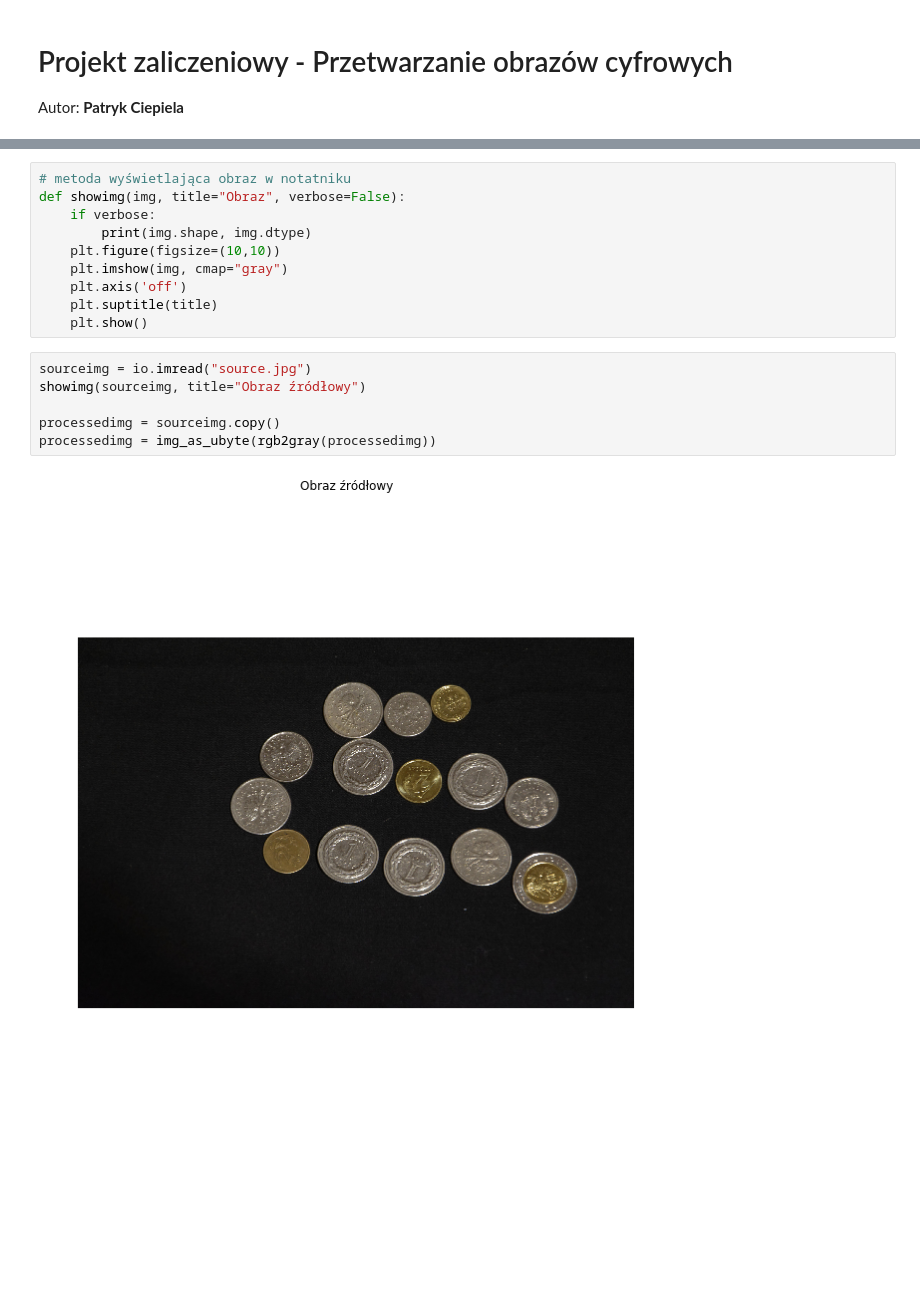
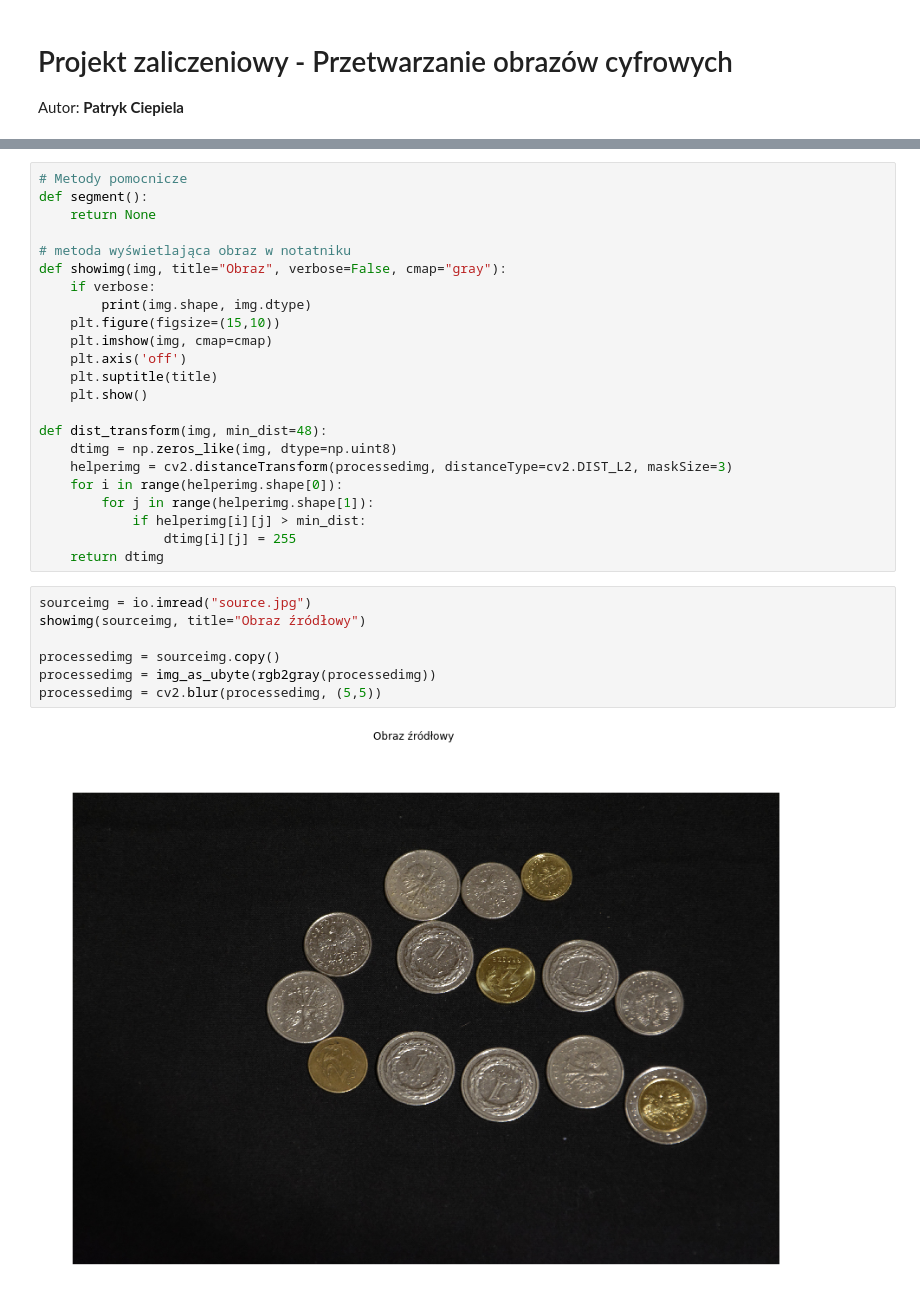
Before and after one commit to Machina123/ImageProcessing, a Jupyter notebook: FinalAssignment/01_assignment.ipynb, the cells around one changed output, grey strips where cells are left out. Drawn from its saved outputs; the diff is of its cells as text; blank space fills up the shorter version.

```diff
--- a/FinalAssignment/01_assignment.ipynb
+++ b/FinalAssignment/01_assignment.ipynb
@@ -15,23 +17,37 @@ DEBUG = True
 if not DEBUG:
     warnings.filterwarnings('ignore')
 # %%
+# Metody pomocnicze
+def segment():
+    return None
+
 # metoda wyświetlająca obraz w notatniku
-def showimg(img, title="Obraz", verbose=False):
+def showimg(img, title="Obraz", verbose=False, cmap="gray"):
     if verbose:
         print(img.shape, img.dtype)
-    plt.figure(figsize=(10,10))
-    plt.imshow(img, cmap="gray")
+    plt.figure(figsize=(15,10))
+    plt.imshow(img, cmap=cmap)
     plt.axis('off')
     plt.suptitle(title)
     plt.show()
+
+def dist_transform(img, min_dist=48):
+    dtimg = np.zeros_like(img, dtype=np.uint8)
+    helperimg = cv2.distanceTransform(processedimg, distanceType=cv2.DIST_L2, maskSize=3)
+    for i in range(helperimg.shape[0]):
+        for j in range(helperimg.shape[1]):
+            if helperimg[i][j] > min_dist:
+                dtimg[i][j] = 255
+    return dtimg
 # %%
 sourceimg = io.imread("source.jpg")
 showimg(sourceimg, title="Obraz źródłowy")
 
 processedimg = sourceimg.copy()
 processedimg = img_as_ubyte(rgb2gray(processedimg))
+processedimg = cv2.blur(processedimg, (5,5))
 # %% [output]
-[figure, old version]
+[figure, new version]
 # %%
 th = 128
 th, bim = cv2.threshold(processedimg, thresh=th, maxval=255, type=cv2.THRESH_OTSU)
```
Also changed, not shown: parts of 5 cells of this notebook.
